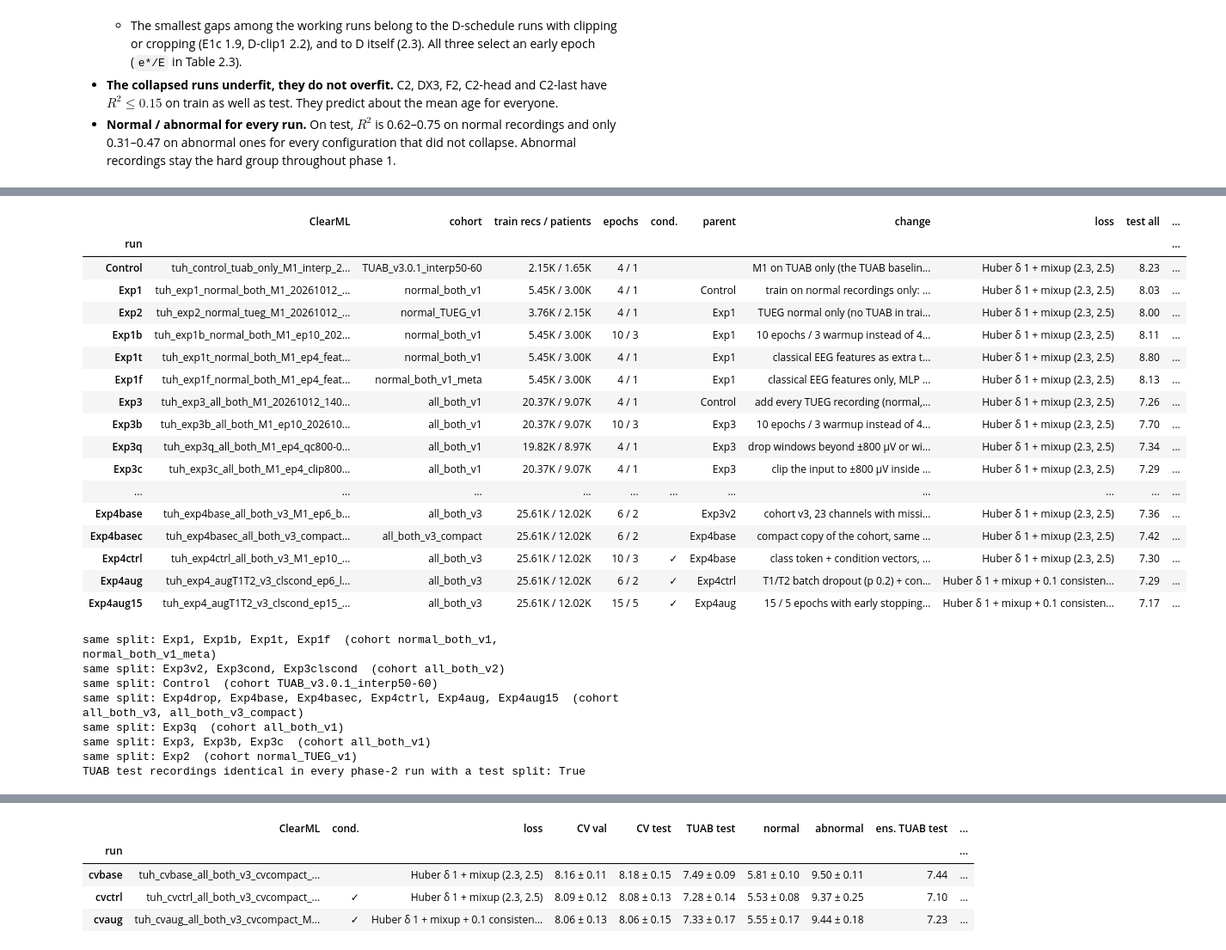
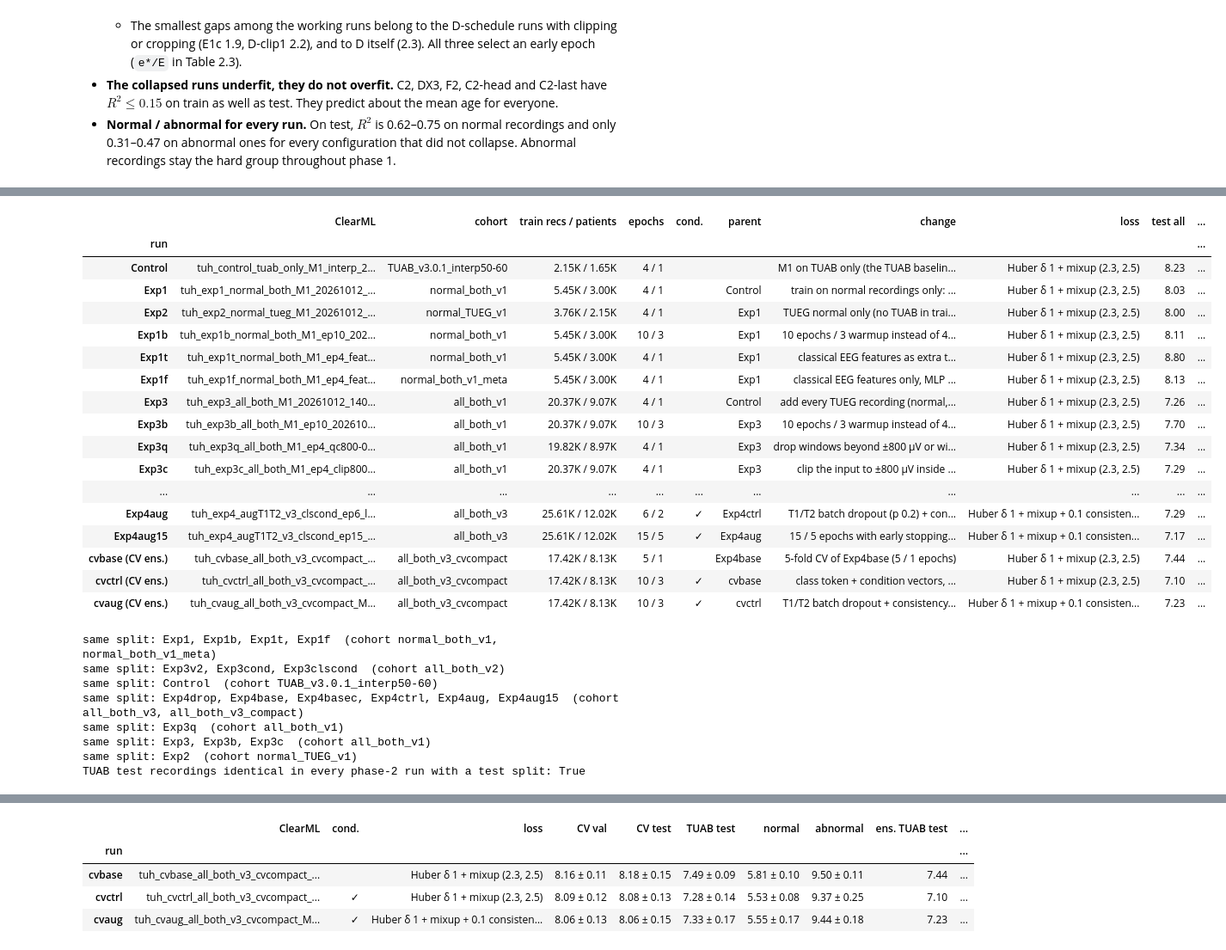
Before and after one commit to Neuro-Clalit/LaBraM, a Jupyter notebook: notebooks/brain_age_research_summary.ipynb, the cells around one changed output, grey strips where cells are left out. Shown at 86% size. Saved outputs shown, nothing was run; the diff lists cells and outputs as text; code cells hidden in the pictures.

```diff
--- a/notebooks/brain_age_research_summary.ipynb
+++ b/notebooks/brain_age_research_summary.ipynb
@@ -1546,39 +1617,57 @@ for e in rs.PHASE2:
         continue
     rows.append({"run": e.name, "ClearML": cml.link.get(e.name, "–"), "cohort": rs.display_name(e.cohort), "train recs / patients": k_size(train_recs.get(e.name, np.nan), train_pats.get(e.name, np.nan)), "epochs": f"{e.epochs} / {e.warmup}",
                  "cond.": "✓" if e.conditions else "", "parent": e.parent, "change": e.change, "loss": rs.run_loss(e.name),
                  "test all": cohort_metric(e.name, "test", "TUAB", "all"),
                  "normal": cohort_metric(e.name, "test", "TUAB", "normal"),
                  "abnormal": cohort_metric(e.name, "test", "TUAB", "abnormal"),
                  "R² normal": cohort_metric(e.name, "test", "TUAB", "normal", "R2"),
                  "TUEG val v2": cohort_metric(e.name, "val_v2", "TUEG", "all")})
+P2_RUNS = [r["run"] for r in rows]
+# Phase 3 for comparison: the median of each CV experiment's 5 fold models on the same TUAB test set,
+# raw and bias-corrected (Eq. (3.9)); the single-split runs above have no out-of-fold predictions.
+for exp in cv_exps:
+    e = rs.EXPERIMENTS[exp]
+    ens = ensemble(exp) if preds is not None and STATUS else None
+    norm = ens[ens.status == "normal"] if ens is not None else None
+    rows.append({"run": f"{exp} (CV ens.)", "ClearML": cml.link.get(exp, "–"), "cohort": rs.display_name(e.cohort),
+                 "train recs / patients": k_size(fold_train.get(exp, np.nan), fold_pats.get(exp, np.nan)),
+                 "epochs": f"{e.epochs} / {e.warmup}", "cond.": "✓" if e.conditions else "", "parent": e.parent,
+                 "change": e.change, "loss": rs.run_loss(exp),
+                 "test all": ens_mae(exp) if ens is not None else np.nan,
+                 "normal": ens_mae(exp, "normal") if ens is not None else np.nan,
+                 "abnormal": ens_mae(exp, "abnormal") if ens is not None else np.nan,
+                 "R² normal": rs.age_fit_metrics(norm.pred, norm.true)["R²"] if ens is not None else np.nan,
+                 "TUEG val v2": np.nan,
+                 "corr. all": corr_mae(exp), "corr. normal": corr_mae(exp, "normal"),
+                 "corr. abnormal": corr_mae(exp, "abnormal")})
 t22 = pd.DataFrame(rows).set_index("run")
 display(numbered_table(t22, "2.5", "Phase 2 runs"))
 
 # split check: runs grouped by identical train/val/test recording lists
-p2 = [n for n in t22.index if n in split_sig.index]
+p2 = [n for n in P2_RUNS if n in split_sig.index]
 for sig, runs in split_sig.loc[p2].groupby(split_sig.loc[p2]).groups.items():
     print(f"same split: {', '.join(runs)}  (cohort {', '.join(sorted({rs.display_name(rs.EXPERIMENTS[r].cohort) for r in runs}))})")
 tests = {s.split("/")[2] for s in split_sig.loc[p2] if s.split("/")[2] != "-"}
 print(f"TUAB test recordings identical in every phase-2 run with a test split: {tests == {split_sig['D'].split('/')[2]}}")
 # %% [output]
 |  | ClearML | cohort | train recs / patients | epochs | cond. | parent | change | loss | test all | ... |
 | run |  |  |  |  |  |  |  |  |  | ... |
 | Control | tuh_control_tuab_only_M1_interp_2... | TUAB_v3.0.1_interp50-60 | 2.15K / 1.65K | 4 / 1 |  |  | M1 on TUAB only (the TUAB baselin... | Huber δ 1 + mixup (2.3, 2.5) | 8.23 | ... |
 | Exp1 | tuh_exp1_normal_both_M1_20261012_... | normal_both_v1 | 5.45K / 3.00K | 4 / 1 |  | Control | train on normal recordings only: ... | Huber δ 1 + mixup (2.3, 2.5) | 8.03 | ... |
 | Exp2 | tuh_exp2_normal_tueg_M1_20261012_... | normal_TUEG_v1 | 3.76K / 2.15K | 4 / 1 |  | Exp1 | TUEG normal only (no TUAB in trai... | Huber δ 1 + mixup (2.3, 2.5) | 8.00 | ... |
 | Exp1b | tuh_exp1b_normal_both_M1_ep10_202... | normal_both_v1 | 5.45K / 3.00K | 10 / 3 |  | Exp1 | 10 epochs / 3 warmup instead of 4... | Huber δ 1 + mixup (2.3, 2.5) | 8.11 | ... |
 | Exp1t | tuh_exp1t_normal_both_M1_ep4_feat... | normal_both_v1 | 5.45K / 3.00K | 4 / 1 |  | Exp1 | classical EEG features as extra t... | Huber δ 1 + mixup (2.3, 2.5) | 8.80 | ... |
 | Exp1f | tuh_exp1f_normal_both_M1_ep4_feat... | normal_both_v1_meta | 5.45K / 3.00K | 4 / 1 |  | Exp1 | classical EEG features only, MLP ... | Huber δ 1 + mixup (2.3, 2.5) | 8.13 | ... |
 | Exp3 | tuh_exp3_all_both_M1_20261012_140... | all_both_v1 | 20.37K / 9.07K | 4 / 1 |  | Control | add every TUEG recording (normal,... | Huber δ 1 + mixup (2.3, 2.5) | 7.26 | ... |
 | Exp3b | tuh_exp3b_all_both_M1_ep10_202610... | all_both_v1 | 20.37K / 9.07K | 10 / 3 |  | Exp3 | 10 epochs / 3 warmup instead of 4... | Huber δ 1 + mixup (2.3, 2.5) | 7.70 | ... |
 | Exp3q | tuh_exp3q_all_both_M1_ep4_qc800-0... | all_both_v1 | 19.82K / 8.97K | 4 / 1 |  | Exp3 | drop windows beyond ±800 µV or wi... | Huber δ 1 + mixup (2.3, 2.5) | 7.34 | ... |
 | Exp3c | tuh_exp3c_all_both_M1_ep4_clip800... | all_both_v1 | 20.37K / 9.07K | 4 / 1 |  | Exp3 | clip the input to ±800 µV inside ... | Huber δ 1 + mixup (2.3, 2.5) | 7.29 | ... |
 | ... | ... | ... | ... | ... | ... | ... | ... | ... | ... | ... |
-| Exp4base | tuh_exp4base_all_both_v3_M1_ep6_b... | all_both_v3 | 25.61K / 12.02K | 6 / 2 |  | Exp3v2 | cohort v3, 23 channels with missi... | Huber δ 1 + mixup (2.3, 2.5) | 7.36 | ... |
-| Exp4basec | tuh_exp4basec_all_both_v3_compact... | all_both_v3_compact | 25.61K / 12.02K | 6 / 2 |  | Exp4base | compact copy of the cohort, same ... | Huber δ 1 + mixup (2.3, 2.5) | 7.42 | ... |
-| Exp4ctrl | tuh_exp4ctrl_all_both_v3_M1_ep10_... | all_both_v3 | 25.61K / 12.02K | 10 / 3 | ✓ | Exp4base | class token + condition vectors, ... | Huber δ 1 + mixup (2.3, 2.5) | 7.30 | ... |
 | Exp4aug | tuh_exp4_augT1T2_v3_clscond_ep6_l... | all_both_v3 | 25.61K / 12.02K | 6 / 2 | ✓ | Exp4ctrl | T1/T2 batch dropout (p 0.2) + con... | Huber δ 1 + mixup + 0.1 consisten... | 7.29 | ... |
 | Exp4aug15 | tuh_exp4_augT1T2_v3_clscond_ep15_... | all_both_v3 | 25.61K / 12.02K | 15 / 5 | ✓ | Exp4aug | 15 / 5 epochs with early stopping... | Huber δ 1 + mixup + 0.1 consisten... | 7.17 | ... |
+| cvbase (CV ens.) | tuh_cvbase_all_both_v3_cvcompact_... | all_both_v3_cvcompact | 17.42K / 8.13K | 5 / 1 |  | Exp4base | 5-fold CV of Exp4base (5 / 1 epochs) | Huber δ 1 + mixup (2.3, 2.5) | 7.44 | ... |
+| cvctrl (CV ens.) | tuh_cvctrl_all_both_v3_cvcompact_... | all_both_v3_cvcompact | 17.42K / 8.13K | 10 / 3 | ✓ | cvbase | class token + condition vectors, ... | Huber δ 1 + mixup (2.3, 2.5) | 7.10 | ... |
+| cvaug (CV ens.) | tuh_cvaug_all_both_v3_cvcompact_M... | all_both_v3_cvcompact | 17.42K / 8.13K | 10 / 3 | ✓ | cvctrl | T1/T2 batch dropout + consistency... | Huber δ 1 + mixup + 0.1 consisten... | 7.23 | ... |
 same split: Exp1, Exp1b, Exp1t, Exp1f  (cohort normal_both_v1, normal_both_v1_meta)
 same split: Exp3v2, Exp3cond, Exp3clscond  (cohort all_both_v2)
 same split: Control  (cohort TUAB_v3.0.1_interp50-60)
```
Also changed, not shown: parts of 8 cells of this notebook, 1 other file.
